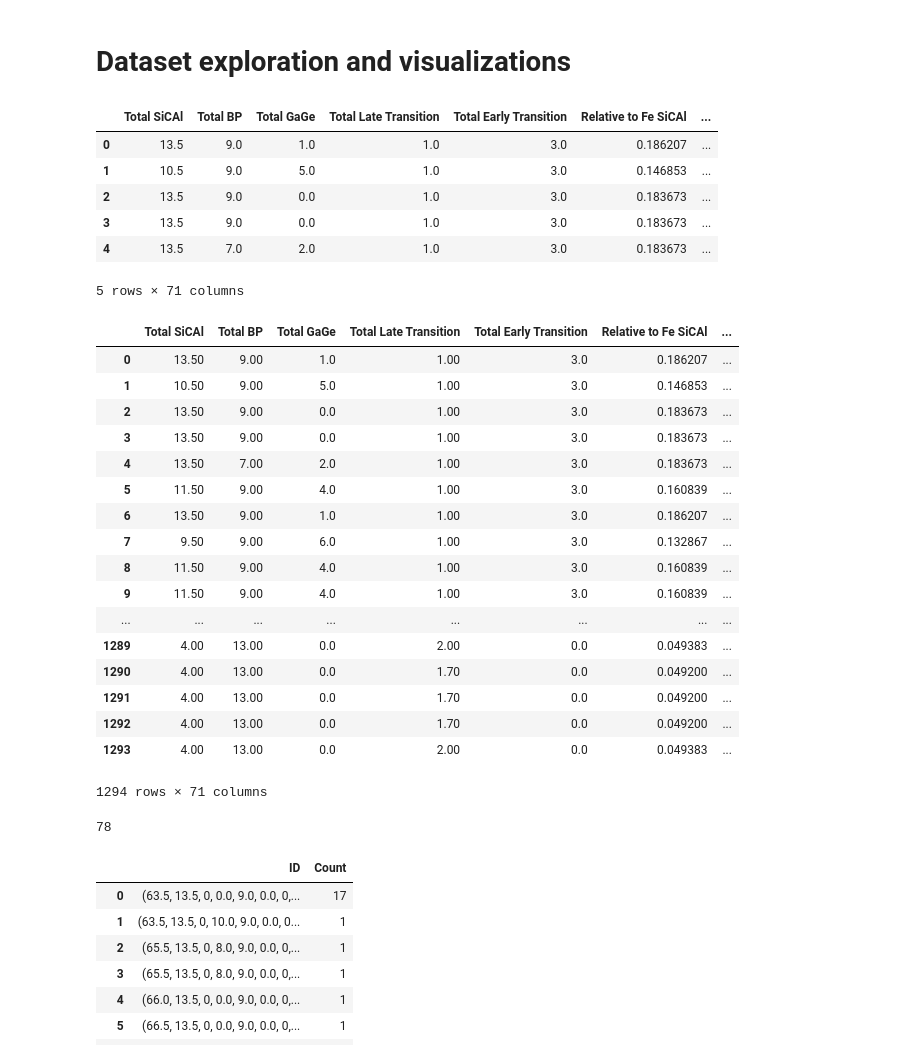
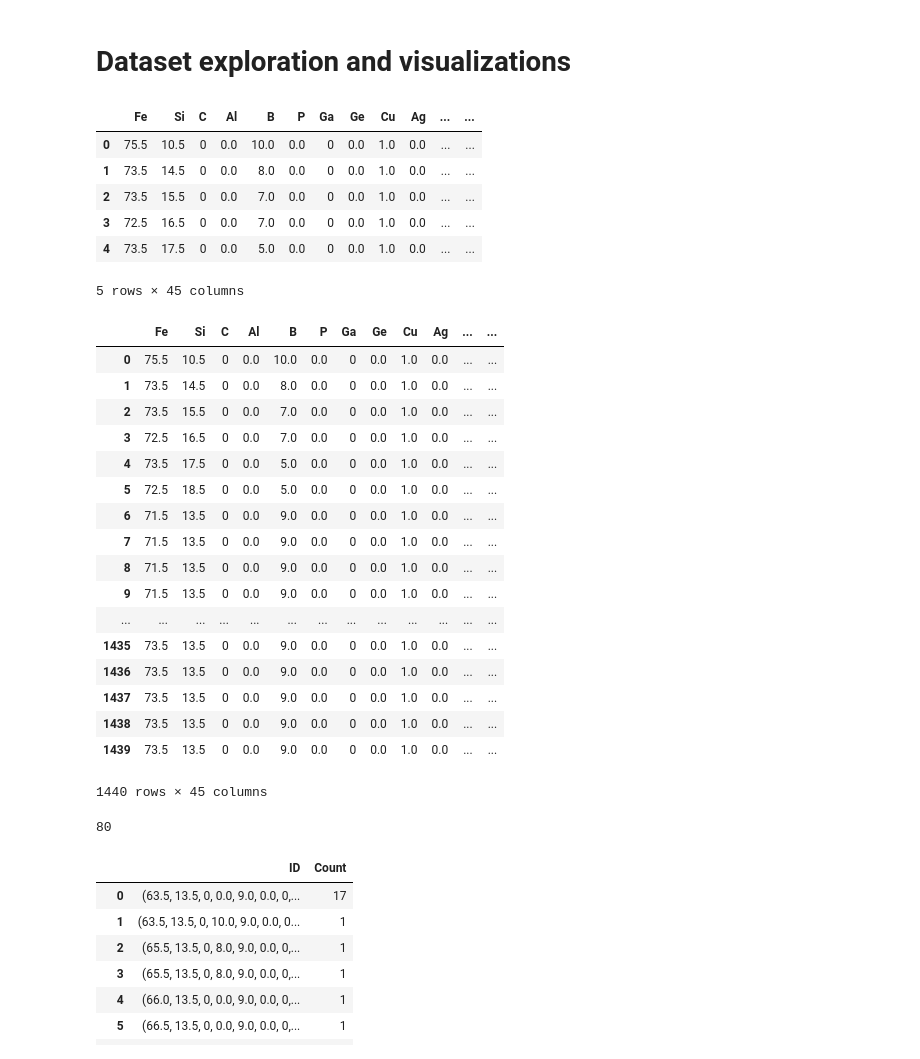
Before and after one commit to yuhaowang2018/Machine_learning_approach_to_Iron_based_soft_magnetic_nanocrystalline_materials_design, a Jupyter notebook: Data Visualizations/Data Visualizations Learning.ipynb, the cells around one changed output. Cells and saved outputs as stored; diff of their text form; code cells hidden in the pictures.

```diff
--- a/Data Visualizations/Data Visualizations Learning.ipynb
+++ b/Data Visualizations/Data Visualizations Learning.ipynb
@@ -7,16 +7,17 @@ import numpy as np
 import matplotlib.pyplot as plt
 # %%
 # This dataset is the learning dataset
-master_dataset = pd.read_csv('Database_ver2.csv')
+master_dataset = pd.read_csv('../softmagnetic_property.csv')
+#master_dataset = pd.read_excel('../database_total.xlsx',sheet_name='properties')
 master_dataset.head()
 # %% [output]
-|  | Total SiCAl | Total BP | Total GaGe | Total Late Transition | Total Early Transition | Relative to Fe SiCAl | ... |
-| 0 | 13.5 | 9.0 | 1.0 | 1.0 | 3.0 | 0.186207 | ... |
-| 1 | 10.5 | 9.0 | 5.0 | 1.0 | 3.0 | 0.146853 | ... |
-| 2 | 13.5 | 9.0 | 0.0 | 1.0 | 3.0 | 0.183673 | ... |
-| 3 | 13.5 | 9.0 | 0.0 | 1.0 | 3.0 | 0.183673 | ... |
-| 4 | 13.5 | 7.0 | 2.0 | 1.0 | 3.0 | 0.183673 | ... |
+|  | Fe | Si | C | Al | B | P | Ga | Ge | Cu | Ag | ... | ... |
+| 0 | 75.5 | 10.5 | 0 | 0.0 | 10.0 | 0.0 | 0 | 0.0 | 1.0 | 0.0 | ... | ... |
+| 1 | 73.5 | 14.5 | 0 | 0.0 | 8.0 | 0.0 | 0 | 0.0 | 1.0 | 0.0 | ... | ... |
+| 2 | 73.5 | 15.5 | 0 | 0.0 | 7.0 | 0.0 | 0 | 0.0 | 1.0 | 0.0 | ... | ... |
+| 3 | 72.5 | 16.5 | 0 | 0.0 | 7.0 | 0.0 | 0 | 0.0 | 1.0 | 0.0 | ... | ... |
+| 4 | 73.5 | 17.5 | 0 | 0.0 | 5.0 | 0.0 | 0 | 0.0 | 1.0 | 0.0 | ... | ... |
-5 rows × 71 columns
+5 rows × 45 columns
 # %%
 # Transforming variables with skewed distributions (Coercivity and Permeability)
 master_dataset['Coercivity'] = np.log(master_dataset['Coercivity'])
@@ -24,28 +25,28 @@ master_dataset['Permeability'] = np.log(master_dataset['Permeability'])
 master_dataset.rename(columns={'Coercivity':'Log(Coercivity)','Permeability':'Log(Permeability)'},inplace=True)
 master_dataset
 # %% [output]
-|  | Total SiCAl | Total BP | Total GaGe | Total Late Transition | Total Early Transition | Relative to Fe SiCAl | ... |
-| 0 | 13.50 | 9.00 | 1.0 | 1.00 | 3.0 | 0.186207 | ... |
-| 1 | 10.50 | 9.00 | 5.0 | 1.00 | 3.0 | 0.146853 | ... |
-| 2 | 13.50 | 9.00 | 0.0 | 1.00 | 3.0 | 0.183673 | ... |
-| 3 | 13.50 | 9.00 | 0.0 | 1.00 | 3.0 | 0.183673 | ... |
-| 4 | 13.50 | 7.00 | 2.0 | 1.00 | 3.0 | 0.183673 | ... |
-| 5 | 11.50 | 9.00 | 4.0 | 1.00 | 3.0 | 0.160839 | ... |
-| 6 | 13.50 | 9.00 | 1.0 | 1.00 | 3.0 | 0.186207 | ... |
-| 7 | 9.50 | 9.00 | 6.0 | 1.00 | 3.0 | 0.132867 | ... |
-| 8 | 11.50 | 9.00 | 4.0 | 1.00 | 3.0 | 0.160839 | ... |
-| 9 | 11.50 | 9.00 | 4.0 | 1.00 | 3.0 | 0.160839 | ... |
-| ... | ... | ... | ... | ... | ... | ... | ... |
-| 1289 | 4.00 | 13.00 | 0.0 | 2.00 | 0.0 | 0.049383 | ... |
-| 1290 | 4.00 | 13.00 | 0.0 | 1.70 | 0.0 | 0.049200 | ... |
-| 1291 | 4.00 | 13.00 | 0.0 | 1.70 | 0.0 | 0.049200 | ... |
-| 1292 | 4.00 | 13.00 | 0.0 | 1.70 | 0.0 | 0.049200 | ... |
-| 1293 | 4.00 | 13.00 | 0.0 | 2.00 | 0.0 | 0.049383 | ... |
+|  | Fe | Si | C | Al | B | P | Ga | Ge | Cu | Ag | ... | ... |
+| 0 | 75.5 | 10.5 | 0 | 0.0 | 10.0 | 0.0 | 0 | 0.0 | 1.0 | 0.0 | ... | ... |
+| 1 | 73.5 | 14.5 | 0 | 0.0 | 8.0 | 0.0 | 0 | 0.0 | 1.0 | 0.0 | ... | ... |
+| 2 | 73.5 | 15.5 | 0 | 0.0 | 7.0 | 0.0 | 0 | 0.0 | 1.0 | 0.0 | ... | ... |
+| 3 | 72.5 | 16.5 | 0 | 0.0 | 7.0 | 0.0 | 0 | 0.0 | 1.0 | 0.0 | ... | ... |
+| 4 | 73.5 | 17.5 | 0 | 0.0 | 5.0 | 0.0 | 0 | 0.0 | 1.0 | 0.0 | ... | ... |
+| 5 | 72.5 | 18.5 | 0 | 0.0 | 5.0 | 0.0 | 0 | 0.0 | 1.0 | 0.0 | ... | ... |
+| 6 | 71.5 | 13.5 | 0 | 0.0 | 9.0 | 0.0 | 0 | 0.0 | 1.0 | 0.0 | ... | ... |
+| 7 | 71.5 | 13.5 | 0 | 0.0 | 9.0 | 0.0 | 0 | 0.0 | 1.0 | 0.0 | ... | ... |
+| 8 | 71.5 | 13.5 | 0 | 0.0 | 9.0 | 0.0 | 0 | 0.0 | 1.0 | 0.0 | ... | ... |
+| 9 | 71.5 | 13.5 | 0 | 0.0 | 9.0 | 0.0 | 0 | 0.0 | 1.0 | 0.0 | ... | ... |
+| ... | ... | ... | ... | ... | ... | ... | ... | ... | ... | ... | ... | ... |
+| 1435 | 73.5 | 13.5 | 0 | 0.0 | 9.0 | 0.0 | 0 | 0.0 | 1.0 | 0.0 | ... | ... |
+| 1436 | 73.5 | 13.5 | 0 | 0.0 | 9.0 | 0.0 | 0 | 0.0 | 1.0 | 0.0 | ... | ... |
+| 1437 | 73.5 | 13.5 | 0 | 0.0 | 9.0 | 0.0 | 0 | 0.0 | 1.0 | 0.0 | ... | ... |
+| 1438 | 73.5 | 13.5 | 0 | 0.0 | 9.0 | 0.0 | 0 | 0.0 | 1.0 | 0.0 | ... | ... |
+| 1439 | 73.5 | 13.5 | 0 | 0.0 | 9.0 | 0.0 | 0 | 0.0 | 1.0 | 0.0 | ... | ... |
-1294 rows × 71 columns
+1440 rows × 45 columns
 # %%
 master_dataset['Reference DOI'].nunique()
 # %% [output]
-78
+80
 # %%
 # Selecting composition fingerprints
 composition = list(master_dataset.iloc[:,28:53])
```
Also changed, not shown: 32 other files.
